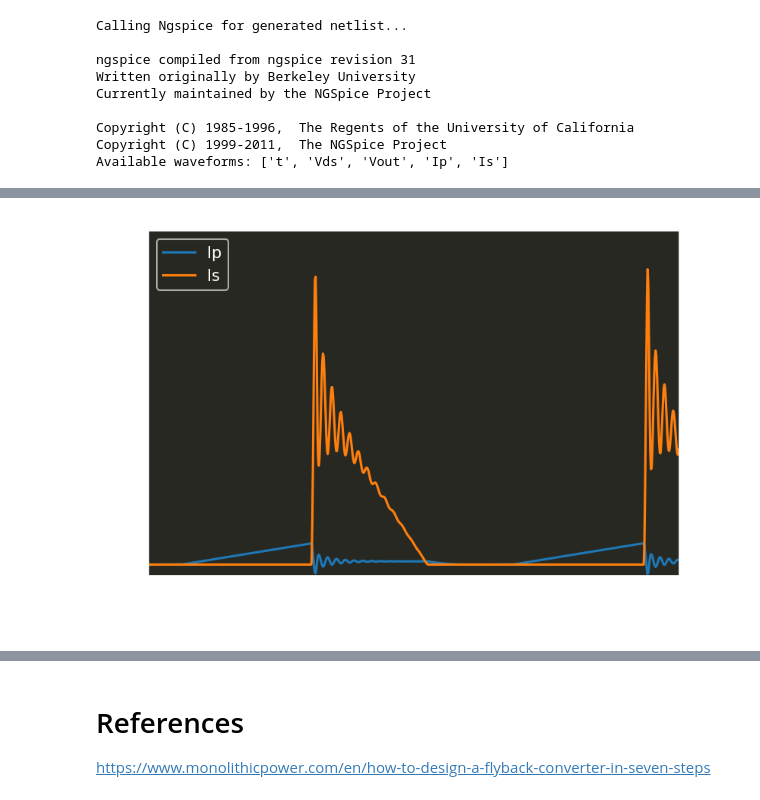
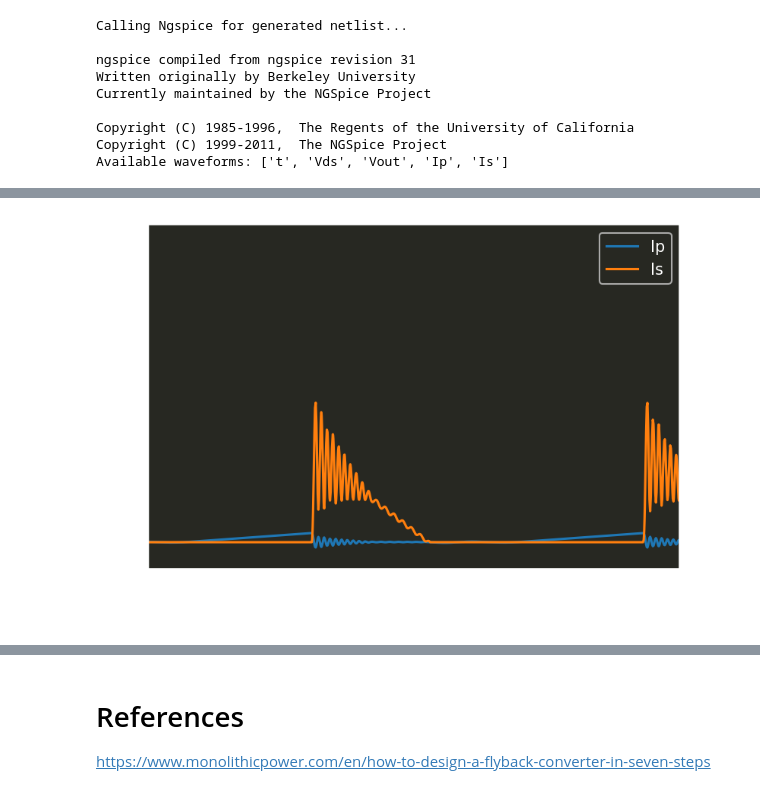
Before and after one commit to eduardobehr/power-electronics, a Jupyter notebook: Flyback_converter/flyback_design.ipynb, the cells around one changed output, grey strips where cells are left out. Drawn from its saved outputs; the diff is of its cells as text; code cells hidden in the pictures.

```diff
--- a/Flyback_converter/flyback_design.ipynb
+++ b/Flyback_converter/flyback_design.ipynb
@@ -65,8 +66,9 @@ Text(0, 0.5, 'Vds (V)')
 # %%
 plt.figure(dpi=150)
 simulation.plot(y="Ip") # plt.plot(simulation.df["t"], simulation.df["Ip"])
 simulation.plot(y="Is")
-plt.xlim(290e-6, 300e-6); plt.ylim(-10, 300); plt.legend(["Ip", "Is"]); plt.xlabel("time (s)");
+plt.xlim(290e-6, 300e-6); #plt.ylim(0, 150);
+plt.legend(["Ip", "Is"]); plt.xlabel("time (s)");
 # %% [output]
-[figure, old version]
+[figure, new version]
 # %%
```
Also changed, not shown: parts of 5 cells of this notebook, 1 other file.
